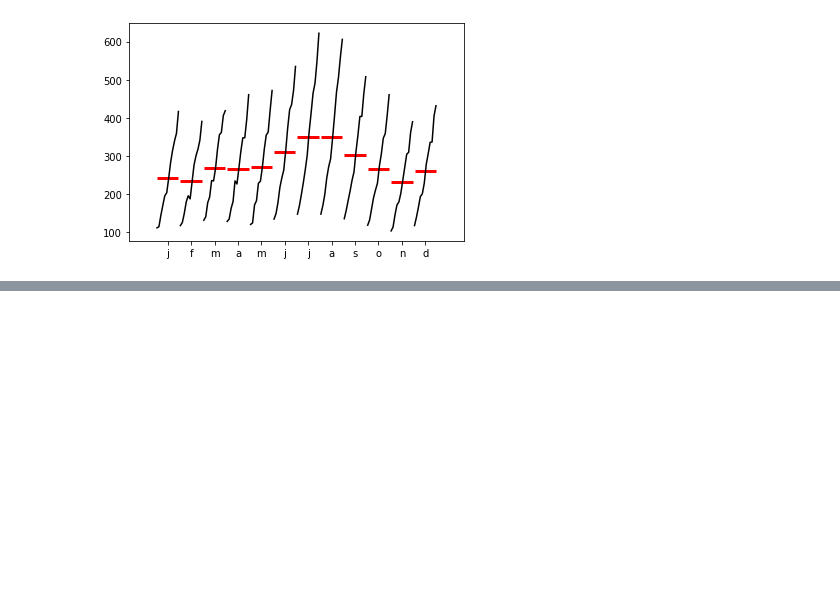
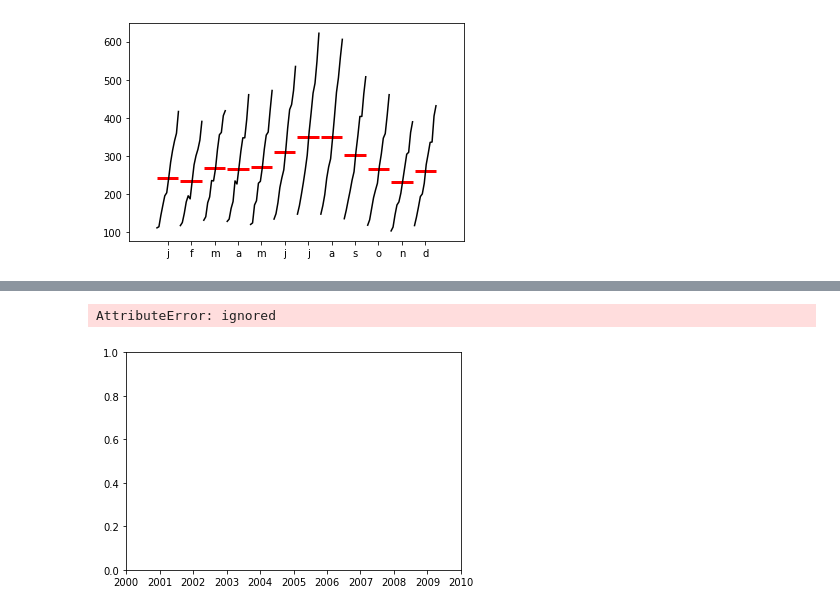
Before and after one commit to kozz84/Udemy, a Jupyter notebook: Time_Series.ipynb, the cells around one changed output, grey strips where cells are left out. Drawn from its saved outputs; the diff is of its cells as text; code cells hidden in the pictures; blank space fills up the shorter version.

```diff
--- a/Time_Series.ipynb
+++ b/Time_Series.ipynb
@@ -968,0 +973,3 @@ data2_quarter = data2.resample(rule='Q').mean()
+# %%
+train = trade[:-12]
+test = trade[-12:]
@@ -968,0 +995,3 @@ data2_quarter = data2.resample(rule='Q').mean()
+# %%
+model = ARIMA(train,order=(1,1,1))
+results = model.fit()
@@ -968,0 +1020,13 @@ data2_quarter = data2.resample(rule='Q').mean()
+# %%
+start = len(train)
+end = len(train)+len(test-1)
+# %%
+predictions = results.predict(start=start,end=end,type='levels')
+# %%
+#plt.figure(xlim='2016-01-01')
+plt.plot(train, xlim='2016-01-01')
+plt.plot(test)
+plt.plot(predictions)
+# %% [output]
+AttributeError: ignored
+[figure, added]
```
Also changed, not shown: parts of 5 cells of this notebook.
